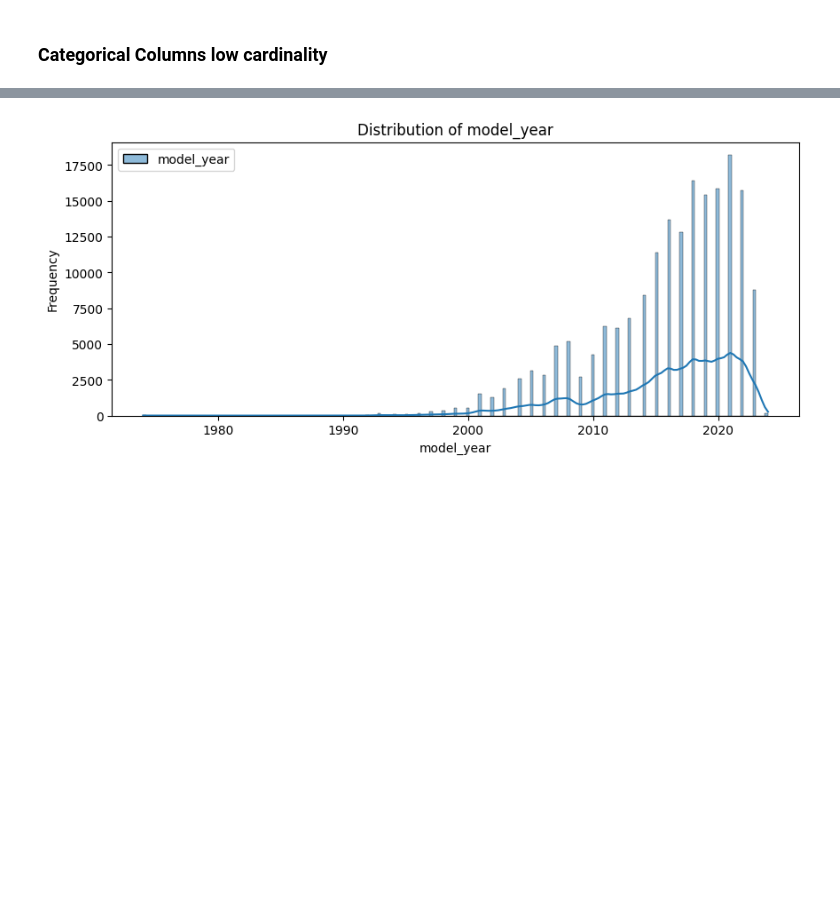
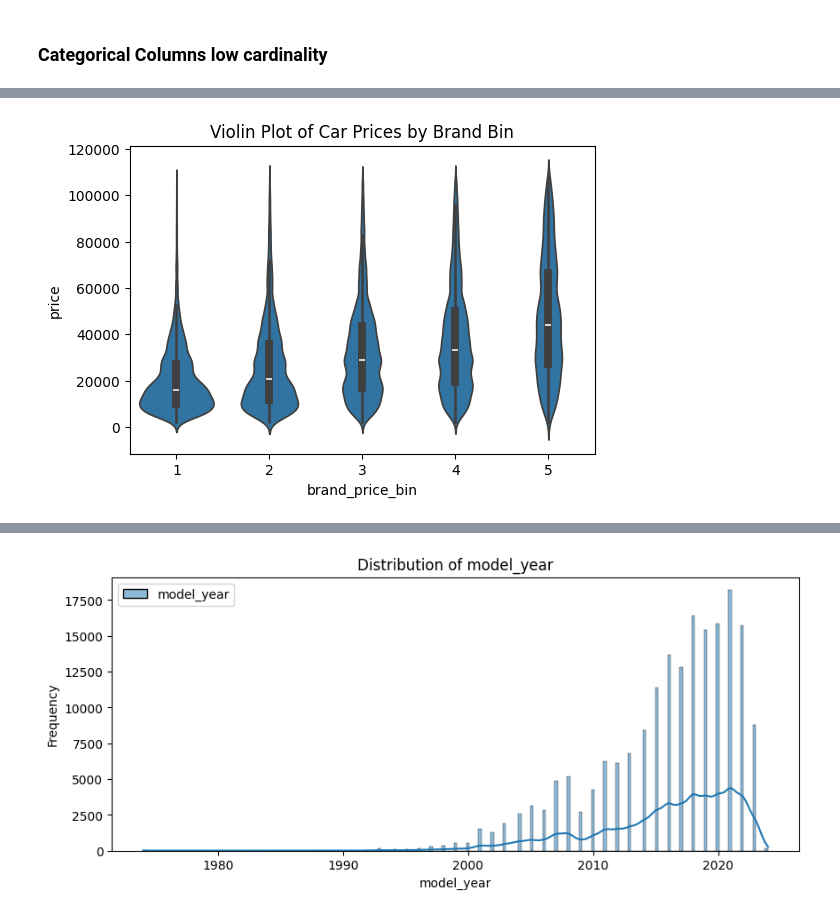
Before and after one commit to miguelazue/used-cars-prices-regression, a Jupyter notebook: data_exploration.ipynb, the cells around one changed output, grey strips where cells are left out. Saved outputs shown, nothing was run; the diff lists cells and outputs as text; code cells hidden in the pictures; blank space fills up the shorter version.

```diff
--- a/data_exploration.ipynb
+++ b/data_exploration.ipynb
@@ -546,0 +653,12 @@ Name: count, dtype: int64
+# %%
+# Average prices by exterior color
+brand_avg_price = filtered_prices.groupby('brand')['price'].mean()
+
+# Create 5 bins based on the average price
+brand_price_bins = pd.qcut(brand_avg_price, 5, labels=[1, 2, 3, 4, 5])
+
+# Map the bins back to the DataFrame
+filtered_prices.loc[:,'brand_price_bin'] = filtered_prices['brand'].map(brand_price_bins)
+
+# Check the distribution
+print(filtered_prices['brand_price_bin'].value_counts())
@@ -546,0 +673,16 @@ Name: count, dtype: int64
+# %%
+plt.figure(figsize=(6, 4))
+
+# Create a violin plot for the 'price' column grouped by 'vehicle_damage'
+sns.violinplot(x=filtered_prices['brand_price_bin'], y=filtered_prices['price'])
+
+# Disable scientific notation on the y-axis
+plt.ticklabel_format(style='plain', axis='y')
+
+# Add a title to the plot
+plt.title(f'Violin Plot of Car Prices by Brand Bin')
+
+# Show the plot
+plt.show()
+# %% [output]
+[figure, added]
```
Also changed, not shown: parts of 24 cells of this notebook, 2 other files.
